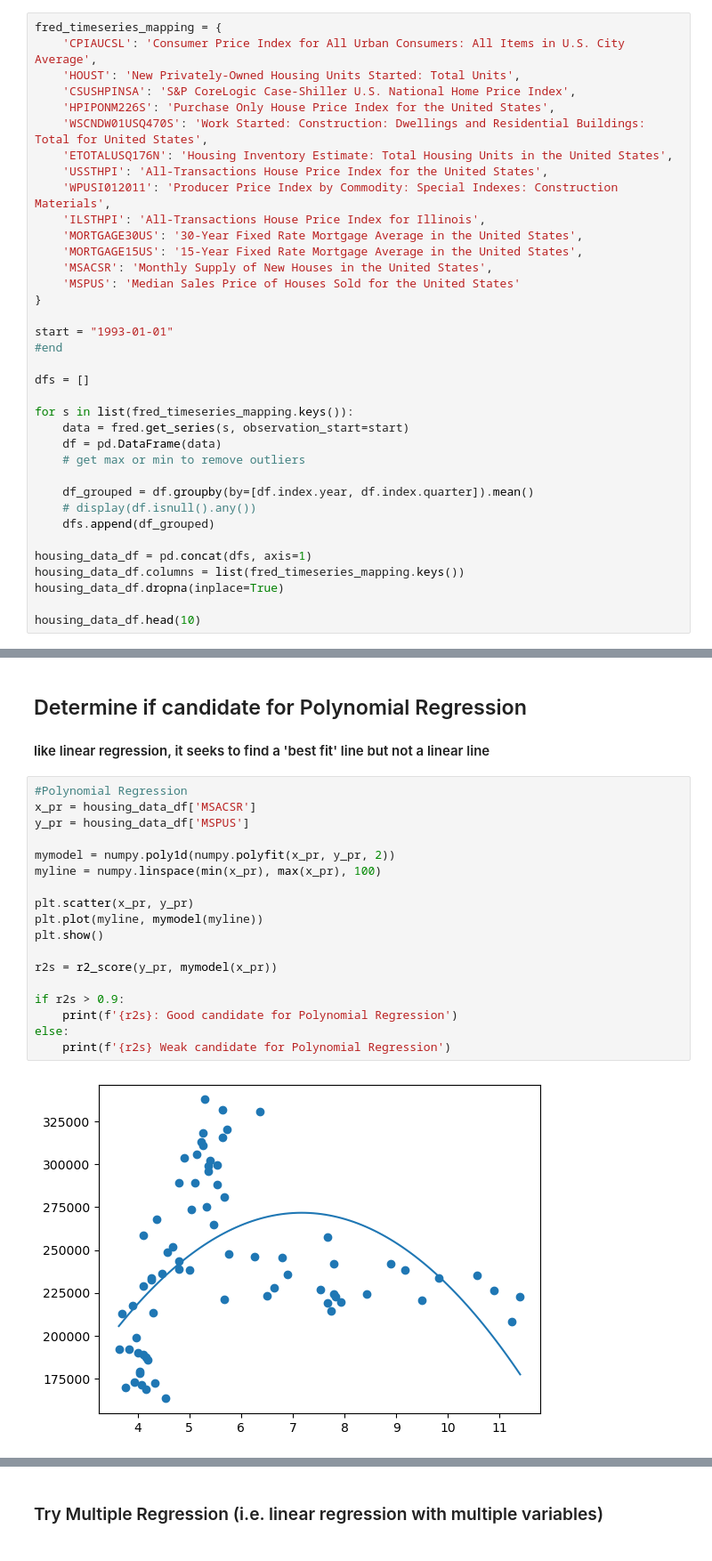
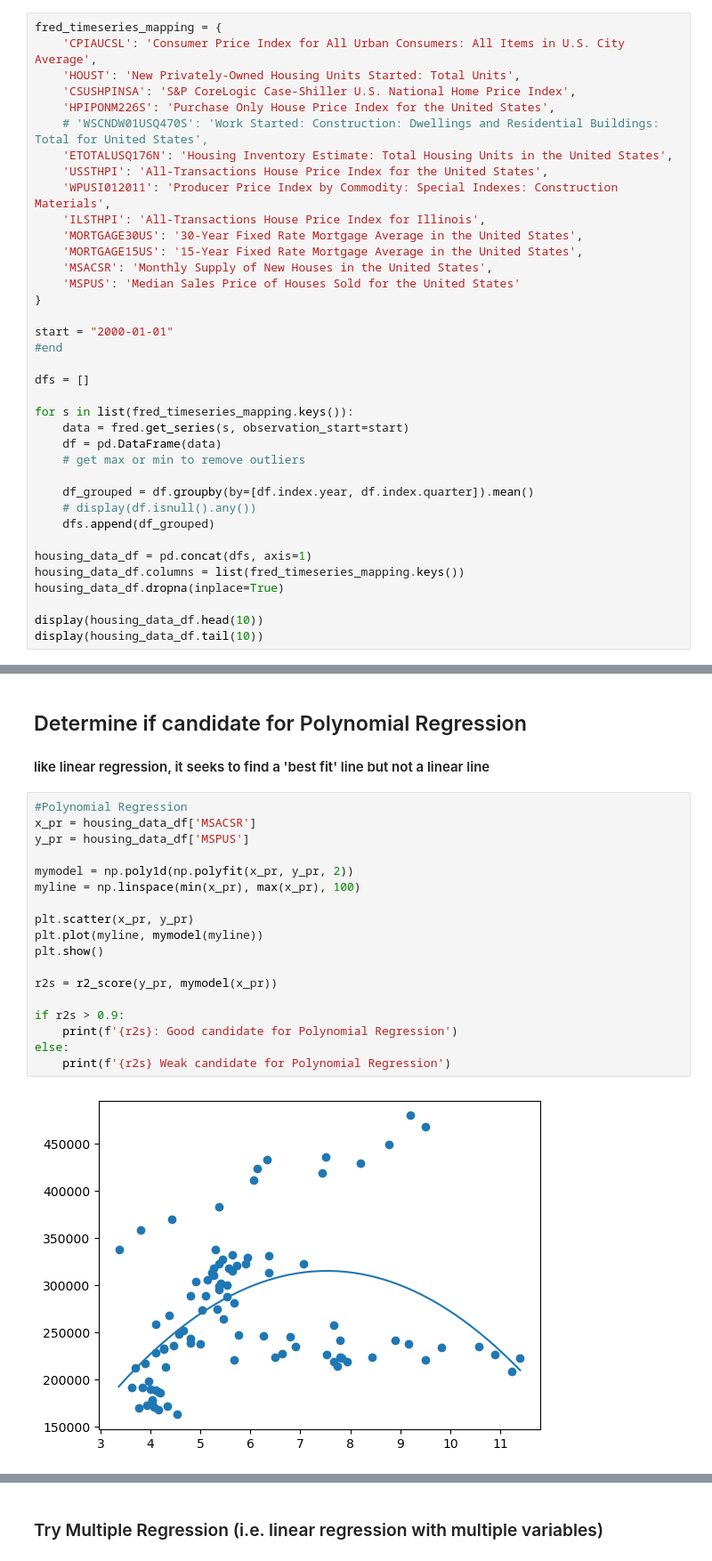
Before and after one commit to EvanGrillo/nu-fin-project2, a Jupyter notebook: notebooks/housing_predictions.ipynb, the cells around one changed output, grey strips where cells are left out. Shown: that part at 89% size. Cells and saved outputs as stored; diff of their text form.

```diff
--- a/notebooks/housing_predictions.ipynb
+++ b/notebooks/housing_predictions.ipynb
@@ -41,7 +83,7 @@ fred_timeseries_mapping = {
     'HOUST': 'New Privately-Owned Housing Units Started: Total Units',
     'CSUSHPINSA': 'S&P CoreLogic Case-Shiller U.S. National Home Price Index',
     'HPIPONM226S': 'Purchase Only House Price Index for the United States',
-    'WSCNDW01USQ470S': 'Work Started: Construction: Dwellings and Residential Buildings: Total for United States',
+    # 'WSCNDW01USQ470S': 'Work Started: Construction: Dwellings and Residential Buildings: Total for United States',
     'ETOTALUSQ176N': 'Housing Inventory Estimate: Total Housing Units in the United States',
     'USSTHPI': 'All-Transactions House Price Index for the United States',
     'WPUSI012011': 'Producer Price Index by Commodity: Special Indexes: Construction Materials',
@@ -52,7 +94,7 @@ fred_timeseries_mapping = {
     'MSPUS': 'Median Sales Price of Houses Sold for the United States'
 }
 
-start = "1993-01-01"
+start = "2000-01-01"
 #end
 
 dfs = []
@@ -70,5 +112,6 @@ housing_data_df = pd.concat(dfs, axis=1)
 housing_data_df.columns = list(fred_timeseries_mapping.keys())
 housing_data_df.dropna(inplace=True)
 
-housing_data_df.head(10)
+display(housing_data_df.head(10))
+display(housing_data_df.tail(10))
 # %% [output]
@@ -138,20 +233,20 @@ else:
 # %%
 #Polynomial Regression
 x_pr = housing_data_df['MSACSR']
 y_pr = housing_data_df['MSPUS']
 
-mymodel = numpy.poly1d(numpy.polyfit(x_pr, y_pr, 2))
-myline = numpy.linspace(min(x_pr), max(x_pr), 100)
+mymodel = np.poly1d(np.polyfit(x_pr, y_pr, 2))
+myline = np.linspace(min(x_pr), max(x_pr), 100)
 
 plt.scatter(x_pr, y_pr)
 plt.plot(myline, mymodel(myline))
 plt.show()
 
 r2s = r2_score(y_pr, mymodel(x_pr))
 
 if r2s > 0.9:
     print(f'{r2s}: Good candidate for Polynomial Regression')
 else:
     print(f'{r2s} Weak candidate for Polynomial Regression')
 # %% [output]
-[figure, old version]
+[figure, new version]
```
Also changed, not shown: parts of 39 cells of this notebook.
